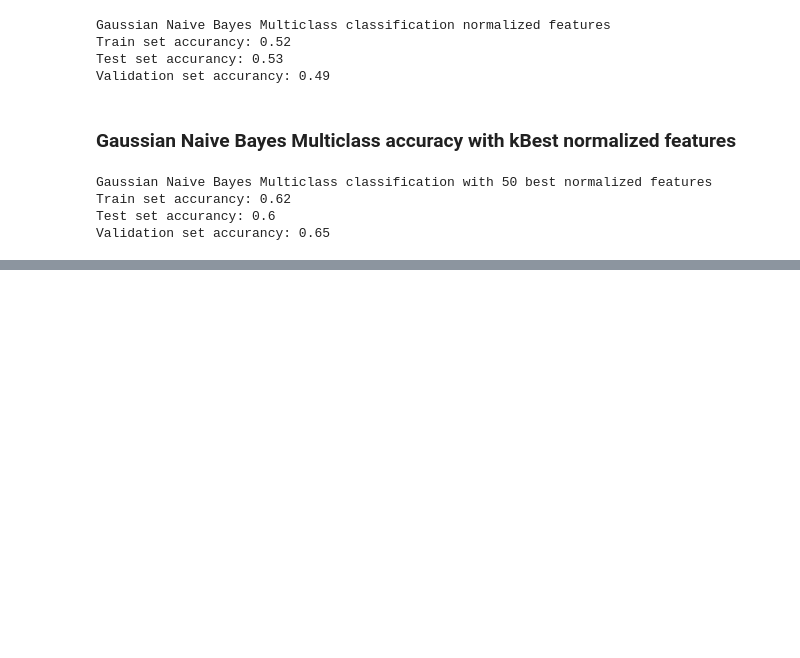
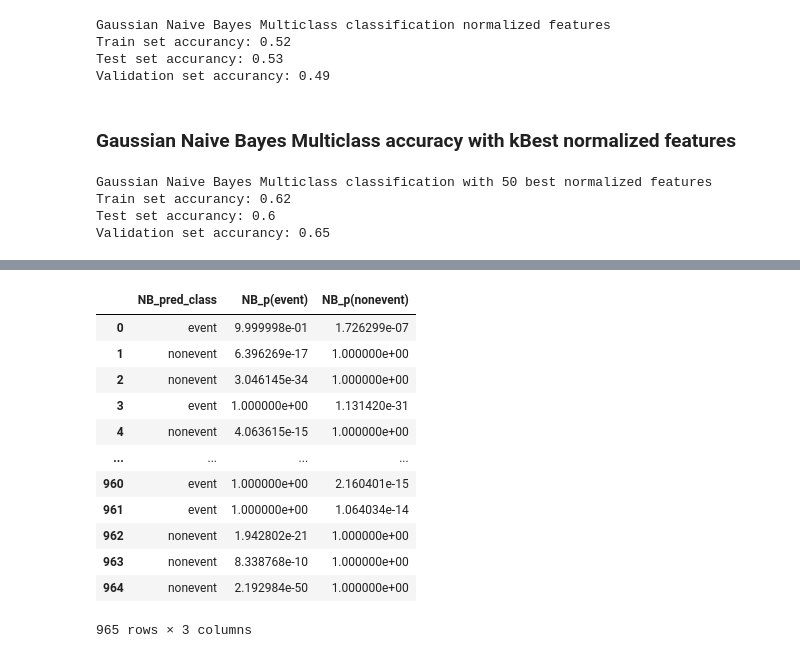
Before and after one commit to williwilliams3/TermProjectIML, a Jupyter notebook: naive_bayes.ipynb, the cells around one changed output, grey strips where cells are left out. Saved outputs shown, nothing was run; the diff lists cells and outputs as text; code cells hidden in the pictures; blank space fills up the shorter version.

```diff
--- a/naive_bayes.ipynb
+++ b/naive_bayes.ipynb
@@ -379,0 +474,32 @@ Validation set accurancy: 0.65
+# %%
+# Get prediction classes
+bin_class = pd.DataFrame(model.predict(npf_test_hidden_i))
+
+# Get prediction probabilities
+bin_prob = pd.DataFrame(model.predict_proba(npf_test_hidden_i))
+
+# Merge classes and probabilities
+NB_bin_pred = pd.merge(bin_class, bin_prob, left_index=True, right_index=True)
+
+# Rename columns
+NB_bin_pred.columns = ["NB_pred_class", "NB_p(event)", "NB_p(nonevent)"]
+
+# Save results
+NB_bin_pred.to_csv("prediction_results/NB_bin.csv", index=False)
+
+# Show dataframe
+NB_bin_pred
+# %% [output]
+|  | NB_pred_class | NB_p(event) | NB_p(nonevent) |
+| 0 | event | 9.999998e-01 | 1.726299e-07 |
+| 1 | nonevent | 6.396269e-17 | 1.000000e+00 |
+| 2 | nonevent | 3.046145e-34 | 1.000000e+00 |
+| 3 | event | 1.000000e+00 | 1.131420e-31 |
+| 4 | nonevent | 4.063615e-15 | 1.000000e+00 |
+| ... | ... | ... | ... |
+| 960 | event | 1.000000e+00 | 2.160401e-15 |
+| 961 | event | 1.000000e+00 | 1.064034e-14 |
+| 962 | nonevent | 1.942802e-21 | 1.000000e+00 |
+| 963 | nonevent | 8.338768e-10 | 1.000000e+00 |
+| 964 | nonevent | 2.192984e-50 | 1.000000e+00 |
+965 rows × 3 columns
```
Also changed, not shown: parts of 15 cells of this notebook, 4 other files.
